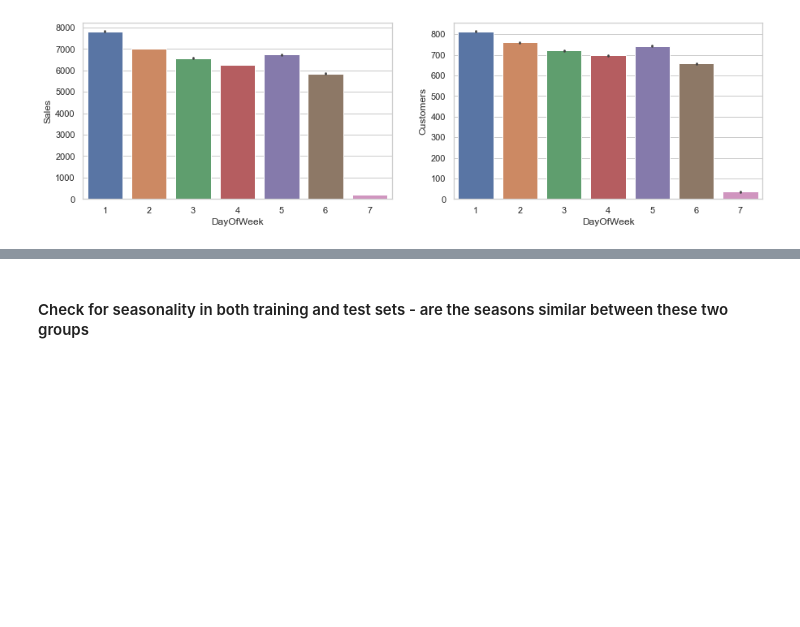
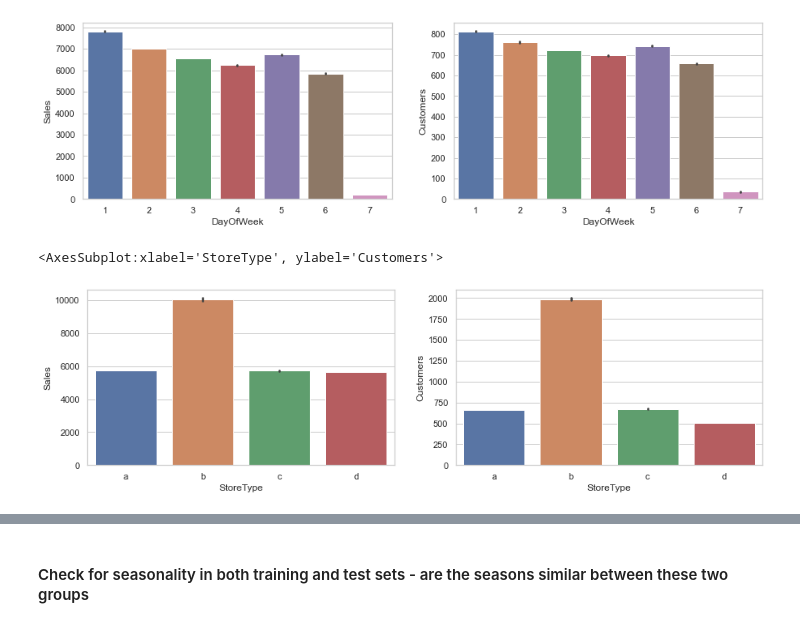
Before and after one commit to damukuzi/sales_perfomance, a Jupyter notebook: notebooks/EDA.ipynb, the cells around one changed output, grey strips where cells are left out. Saved outputs shown, nothing was run; the diff lists cells and outputs as text; code cells hidden in the pictures; blank space fills up the shorter version.

```diff
--- a/notebooks/EDA.ipynb
+++ b/notebooks/EDA.ipynb
@@ -261,3 +233,11 @@ sns.barplot(x='DayOfWeek', y='Customers', data=df, order=[1,2,3,4,5,6,7], ax=axi
 # %% [output]
 <AxesSubplot:xlabel='DayOfWeek', ylabel='Customers'>
 [figure]
+# %%
+fig, (axis1,axis2) = plt.subplots(1,2,figsize=(15,4))
+
+sns.barplot(x='StoreType', y='Sales', data=df, order=['a', 'b', 'c', 'd'], ax=axis1)
+sns.barplot(x='StoreType', y='Customers', data=df, order=['a', 'b', 'c', 'd'], ax=axis2)
+# %% [output]
+<AxesSubplot:xlabel='StoreType', ylabel='Customers'>
+[figure, added]
```
Also changed, not shown: parts of 25 cells of this notebook, 4 other files.
